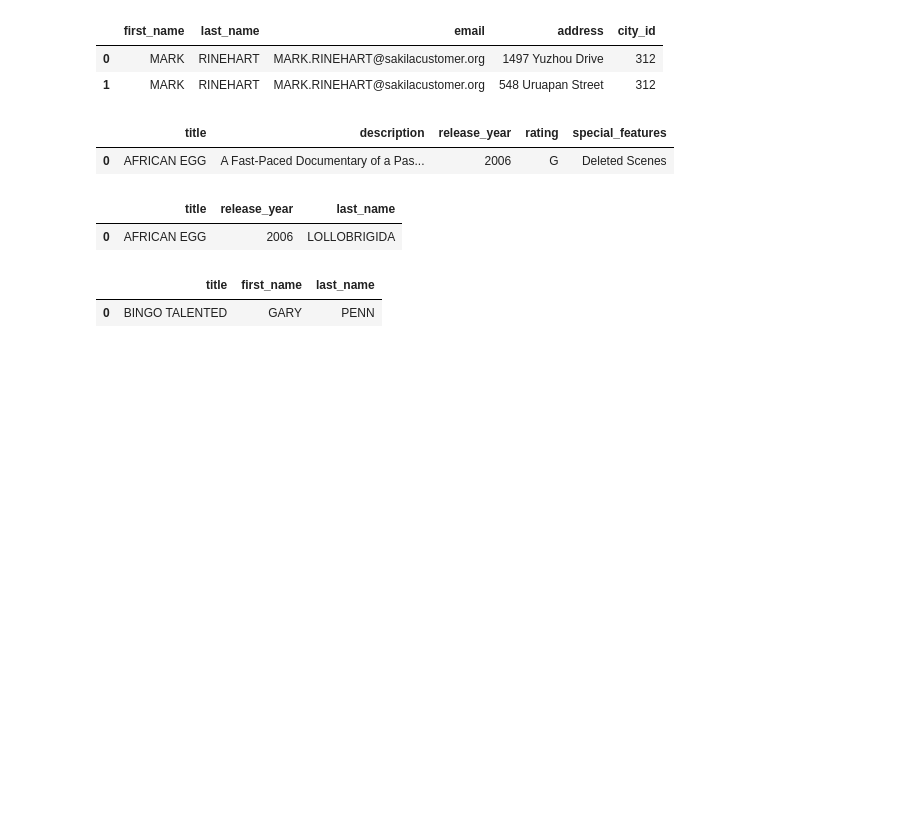
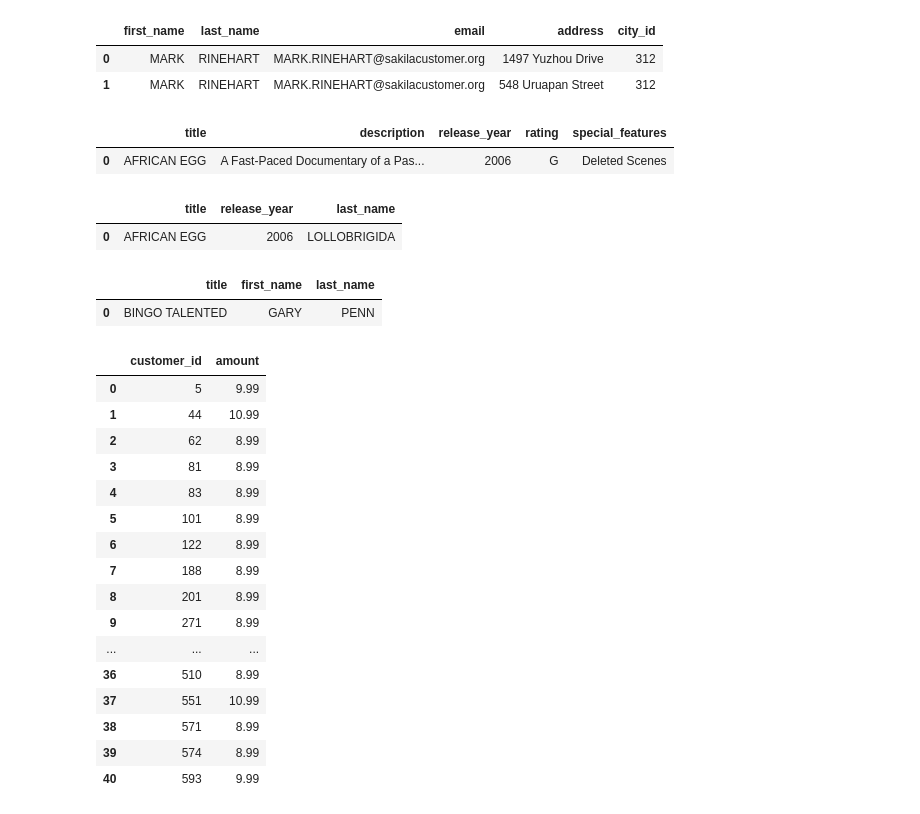
Before and after one commit to SamarKri/SAKILA, a Jupyter notebook: Sakila-Core.ipynb, the cells around one changed output. Cells and saved outputs as stored; diff of their text form; code cells hidden in the pictures; blank space fills up the shorter version.

```diff
--- a/Sakila-Core.ipynb
+++ b/Sakila-Core.ipynb
@@ -85,8 +85,32 @@ pd.read_sql(q, engine)
 |  | title | first_name | last_name |
 | 0 | BINGO TALENTED | GARY | PENN |
 # %%
-q = """SELECT * FROM countries;"""
+q = """SELECT c.customer_id, p.amount
+FROM customer c
+JOIN payment p
+ON c.customer_id = p.payment_id
+WHERE p.amount > 2*
+	(SELECT AVG(p.amount)
+    FROM payment p);"""
 pd.read_sql(q, engine)
+# %% [output]
+|  | customer_id | amount |
+| 0 | 5 | 9.99 |
+| 1 | 44 | 10.99 |
+| 2 | 62 | 8.99 |
+| 3 | 81 | 8.99 |
+| 4 | 83 | 8.99 |
+| 5 | 101 | 8.99 |
+| 6 | 122 | 8.99 |
+| 7 | 188 | 8.99 |
+| 8 | 201 | 8.99 |
+| 9 | 271 | 8.99 |
+| ... | ... | ... |
+| 36 | 510 | 8.99 |
+| 37 | 551 | 10.99 |
+| 38 | 571 | 8.99 |
+| 39 | 574 | 8.99 |
+| 40 | 593 | 9.99 |
 # %%
 q = """SELECT * FROM countries;"""
 pd.read_sql(q, engine)
```
Also changed, not shown: parts of 1 cell of this notebook.
